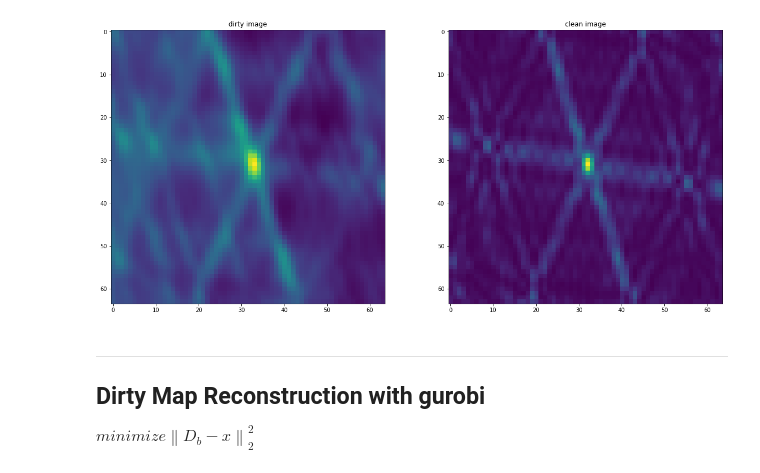
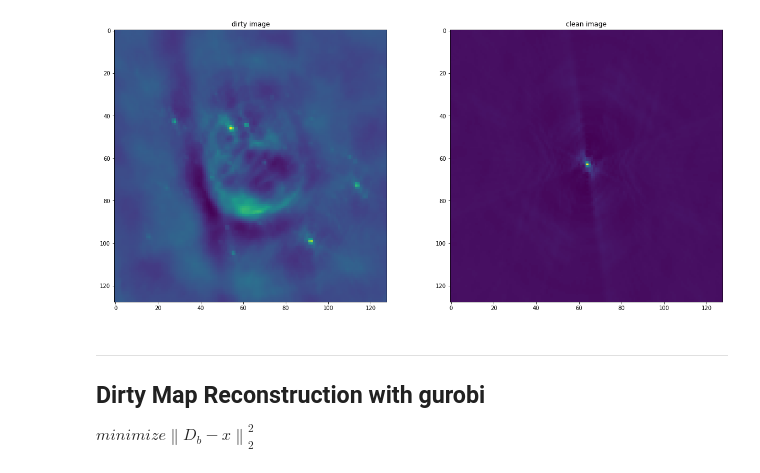
Before and after one commit to lord-blueberry/p7-cs, a Jupyter notebook: sandbox/00-cs-dirty.ipynb, the cells around one changed output. Drawn from its saved outputs; the diff is of its cells as text; code cells hidden in the pictures.

```diff
--- a/sandbox/00-cs-dirty.ipynb
+++ b/sandbox/00-cs-dirty.ipynb
@@ -75,17 +75,17 @@ def makeGaussian(size, fwhm = 3, center=None):
     return np.exp(-4*np.log(2) * ((x-x0)**2 + (y-y0)**2) / fwhm**2)
 # %%
 #folder = "./img-csv/test_64.64/"
-folder = "./img-csv/sun.flare00_64.64/"
+#folder = "./img-csv/sun.flare00_64.64/"
 #folder = "./img-csv/sun.center00_128.128/"
-#folder = "./img-csv/nova00_128.128/"
+folder = "./img-csv/nova00_128.128/"
 
 dirty_map = np.genfromtxt(folder+'dirty.csv', delimiter=',')
 psf_map = np.genfromtxt(folder+'psf.csv', delimiter=',')
 clean_map = np.genfromtxt(folder+'clean.csv', delimiter=',')
 model_map = np.genfromtxt(folder+'model.csv', delimiter=',')
-plot_comparison(dirty_map, 'dirty image', psf_map, 'clean image')
+plot_comparison(dirty_map, 'dirty image', clean_map, 'clean image')
 # %% [output]
-[figure, old version]
+[figure, new version]
 # %% [markdown]
 ***
 
```
Also changed, not shown: parts of 3 cells of this notebook, 5 other files.
